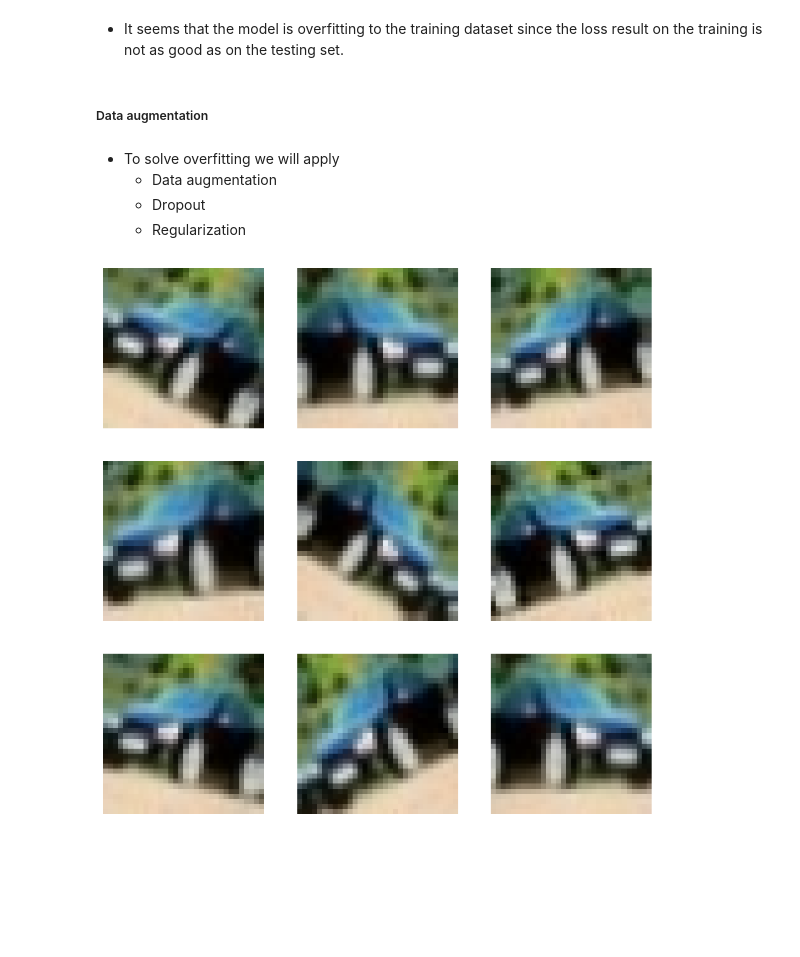
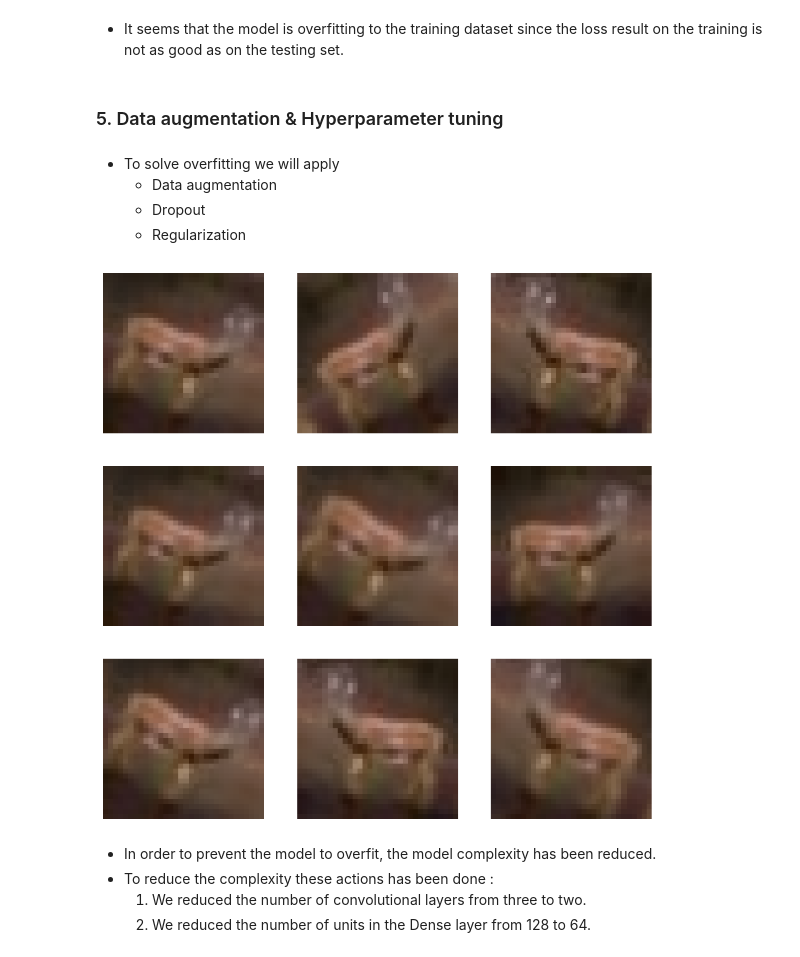
Before and after one commit to LowUp/AI_project, a Jupyter notebook: ai_generated_img_detection.ipynb, the cells around one changed output. Drawn from its saved outputs; the diff is of its cells as text; code cells hidden in the pictures; blank space fills up the shorter version.

```diff
--- a/ai_generated_img_detection.ipynb
+++ b/ai_generated_img_detection.ipynb
@@ -397,10 +395,10 @@ train_ds = tf.data.Dataset.from_tensor_slices((X_train, Y_train))
 test_ds = tf.data.Dataset.from_tensor_slices((X_test, Y_test))
 
 # Map preprocessing function to the datasets
-train_dataset = train_ds.map(lambda x, y: (preprocess_image(x, target_size=(img_height, img_width)), y))
-test_dataset = test_ds.map(lambda x, y: (preprocess_image(x, target_size=(img_height, img_width)), y))
-# train_dataset = train_ds.cache().map(lambda x, y: (preprocess_image(x, target_size=(img_height, img_width)), y))
-# test_dataset = test_ds.cache().map(lambda x, y: (preprocess_image(x, target_size=(img_height, img_width)), y))
+# train_dataset = train_ds.map(lambda x, y: (preprocess_image(x, target_size=(img_height, img_width)), y))
+# test_dataset = test_ds.map(lambda x, y: (preprocess_image(x, target_size=(img_height, img_width)), y))
+train_dataset = train_ds.cache().map(lambda x, y: (preprocess_image(x, target_size=(img_height, img_width)), y))
+test_dataset = test_ds.cache().map(lambda x, y: (preprocess_image(x, target_size=(img_height, img_width)), y))
 
 # shuffle and batch the datasets
 train_dataset = train_dataset.shuffle(buffer_size=len(X_train)).batch(BATCH_SIZE)
@@ -440,21 +438,11 @@ Highest value 0.95686274766922
 # %% [markdown]
 - Checking if the images can still be visualised
 # %%
-import re
-
-def get_label_name(value: str) -> str:
-    pattern = r"REAL|FAKE"
-    match = re.search(pattern, value)
-    if match:
-        return match.group()
-    else:
-        return None
-
 plt.figure(figsize=(10, 10))
 for images, labels in train_dataset.take(1):
   for i in range(9):
     ax = plt.subplot(3, 3, i + 1)
-    plt.imshow(np.reshape(images[i], (32,32,3)))
+    plt.imshow(np.reshape(images[i], (img_height,img_width,3)))
     plt.title(
       class_names[labels[i]]
     )
@@ -608,3 +596,16 @@ test_ann = test_dataset
+# %%
+AUTOTUNE = tf.data.AUTOTUNE
+
+# shuffle and batch the datasets
+train_ann = train_dataset.prefetch(buffer_size=AUTOTUNE)
+test_ann = test_dataset.prefetch(buffer_size=AUTOTUNE)
+# train_ann = train_ds.cache().map(lambda x, y: (preprocess_image_ANN(x, target_size=(img_height, img_width)), y)).prefetch(buffer_size=AUTOTUNE)
+# test_ann = test_ds.cache().map(lambda x, y: (preprocess_image_ANN(x, target_size=(img_height, img_width)), y)).prefetch(buffer_size=AUTOTUNE)
+# train_ann = train_ds
+# test_ann = test_ds
+
+# train_ann = train_ann.shuffle(buffer_size=len(X_train)).batch(BATCH_SIZE)
+# test_ann = test_ann.batch(BATCH_SIZE)
 # %%
 for image_batch, labels_batch in test_ann.take(1):
   print(image_batch.shape)
@@ -724,7 +748,7 @@ accuracy_df.plot.bar(rot=0, title = 'Performance Comparison')
 # %% [markdown]
 - It seems that the model is overfitting to the training dataset since the loss result on the training is not as good as on the testing set.
 # %% [markdown]
-##### Data augmentation
+### 5. Data augmentation & Hyperparameter tuning
 # %% [markdown]
 - To solve overfitting we will apply
     - Data augmentation
@@ -733,7 +757,10 @@ accuracy_df.plot.bar(rot=0, title = 'Performance Comparison')
 # %%
 data_augmentation = keras.Sequential(
   [
-    layers.experimental.preprocessing.RandomFlip("horizontal"),
+    layers.RandomFlip("horizontal",
+                      input_shape=(img_height,
+                                  img_width,
+                                  3)),
     layers.experimental.preprocessing.RandomRotation(0.1),
     layers.experimental.preprocessing.RandomZoom(0.1),
   ]
@@ -741,11 +768,16 @@ data_augmentation = keras.Sequential(
 # %%
 plt.figure(figsize=(10, 10))
 for images, _ in train_ann.take(1):
   for i in range(9):
     augmented_images = data_augmentation(images)
     ax = plt.subplot(3, 3, i + 1)
-    plt.imshow((np.reshape(augmented_images[0],(32, 32,3))))
+    plt.imshow((np.reshape(augmented_images[0],(img_height, img_width,3))))
     plt.axis("off")
 # %% [output]
-[figure, old version]
+[figure, new version]
+# %% [markdown]
+- In order to prevent the model to overfit, the model complexity has been reduced.
+- To reduce the complexity these actions has been done :
+    1. We reduced the number of convolutional layers from three to two.
+    2. We reduced the number of units in the Dense layer from 128 to 64.
 # %%
```
Also changed, not shown: parts of 23 cells of this notebook, 1 other file.
